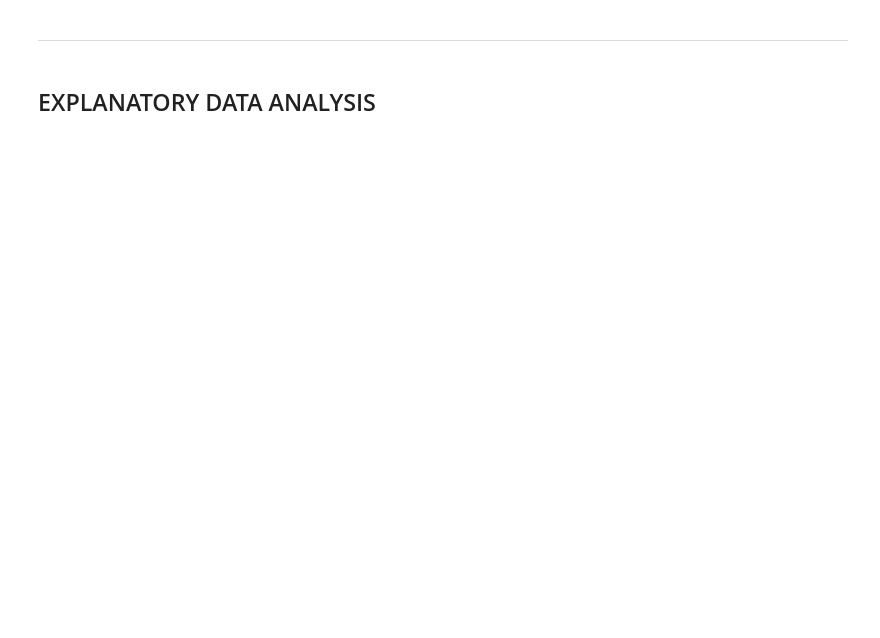
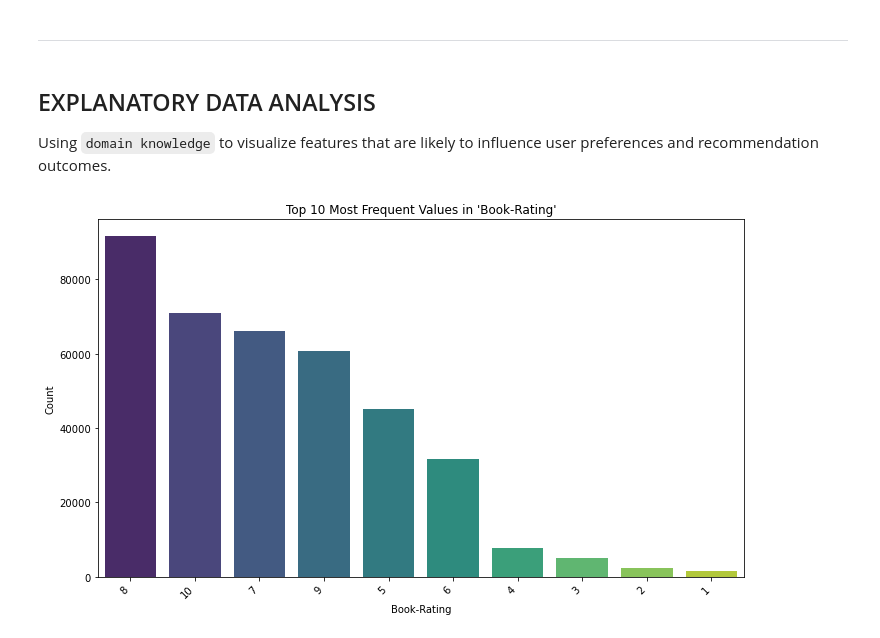
Before and after one commit to ruth-kitasi/Online-Book-Recommender-System, a Jupyter notebook: Index.ipynb, the cells around one changed output. Cells and saved outputs as stored; diff of their text form; code cells hidden in the pictures; blank space fills up the shorter version.

```diff
--- a/Index.ipynb
+++ b/Index.ipynb
@@ -446,3 +446,44 @@ library_df.head()
 ********************************************************************************************************************************************
 # %% [markdown]
 ## EXPLANATORY DATA ANALYSIS
+
+Using `domain knowledge` to visualize features that are likely to influence user preferences and recommendation outcomes.
+# %%
+import seaborn as sns
+import matplotlib.pyplot as plt
+%matplotlib inline
+
+
+def visualize_feature(df, feature, top_n=10):
+    """
+    Visualize a feature from the dataframe with values on the x-axis.
+
+    Parameters:
+    df (DataFrame): Your DataFrame
+    feature (str): Column name to visualize
+    top_n (int): Show top N most frequent values (for categorical features)
+    """
+    plt.figure(figsize=(10, 6))
+
+    # Check if it's categorical or low-cardinality
+    if df[feature].dtype == 'object' or df[feature].nunique() < 30:
+        top_values = df[feature].value_counts().nlargest(top_n)
+        sns.barplot(x=top_values.index.astype(str), y=top_values.values, palette='viridis')
+        plt.xlabel(feature)
+        plt.ylabel("Count")
+        plt.title(f"Top {top_n} Most Frequent Values in '{feature}'")
+        plt.xticks(rotation=45, ha='right')
+
+    else:
+        # For numerical features
+        sns.histplot(df[feature].dropna(), bins=20, kde=False, color='coral')
+        plt.xlabel(feature)
+        plt.ylabel("Frequency")
+        plt.title(f"Distribution of '{feature}'")
+
+    plt.tight_layout()
+    plt.show()
+# %%
+visualize_feature(library_df[library_df['Book-Rating'] > 0], 'Book-Rating')
+# %% [output]
+[figure, added]
```
Also changed, not shown: parts of 10 cells of this notebook.
